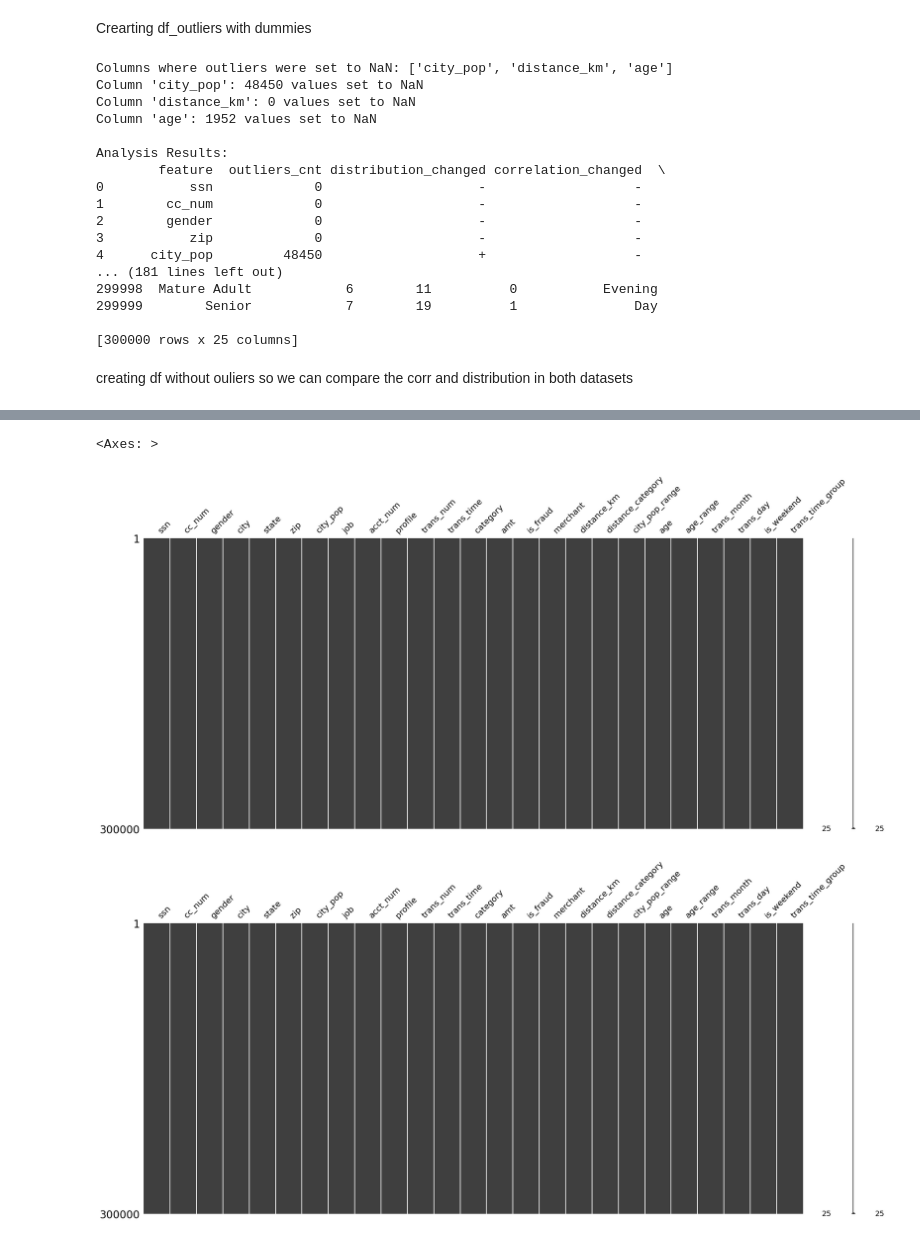
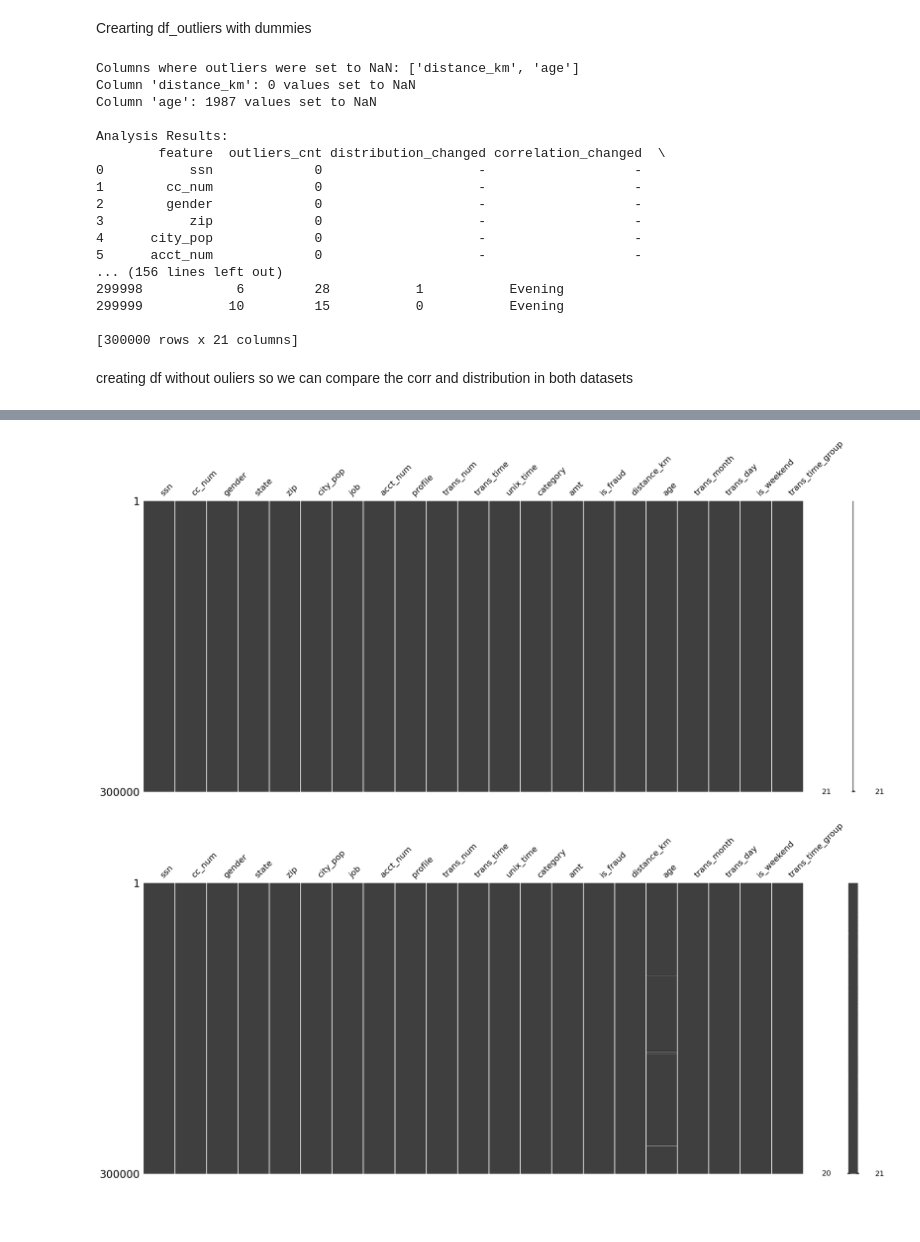
Before and after one commit to sorelsh/Fraud-detection, a Jupyter notebook: Fraud detaction_DataCleansing .ipynb, the cells around one changed output, grey strips where cells are left out. Saved outputs shown, nothing was run; the diff lists cells and outputs as text; code cells hidden in the pictures; blank space fills up the shorter version.

```diff
--- a/Fraud detaction_DataCleansing .ipynb
+++ b/Fraud detaction_DataCleansing .ipynb
@@ -10,7 +19,7 @@ warnings.filterwarnings('ignore')
 # %% [markdown]
 #### <font color='Indigo'> load data after EDA stage
 # %%
-df=pd.read_pickle(r'C:\Course\Repo\Files\Fraud detection\df_model_data_after_EDA_12.3.25.pkl')
+df=pd.read_pickle(r'C:\Course\Repo\Fraud detection\Files\df_model_data_after_EDA_12.3.25.pkl')
 # %%
 df.head()
 # %% [output]
@@ -241,7 +248,7 @@ outliers_df
 Crearting df_outliers with dummies
 # %%
 # Specify columns to handle outliers
-columns_to_handle = ['city_pop','amt','distance_km', 'age']
+columns_to_handle = ['amt','distance_km', 'age']
 
 # Apply the outlier handling
 cleaned_df = handle_outliers(df, columns_to_handle=columns_to_handle, target_col='is_fraud')
@@ -250,10 +257,9 @@ print(df)
 print("\nDataFrame with outliers set to NaN in specified columns:")
 print(cleaned_df)
 # %% [output]
-Columns where outliers were set to NaN: ['city_pop', 'distance_km', 'age']
-Column 'city_pop': 48450 values set to NaN
+Columns where outliers were set to NaN: ['distance_km', 'age']
 Column 'distance_km': 0 values set to NaN
-Column 'age': 1952 values set to NaN
+Column 'age': 1987 values set to NaN
 
 Analysis Results:
         feature  outliers_cnt distribution_changed correlation_changed  \
@@ -261,17 +267,16 @@ Analysis Results:
 1        cc_num             0                    -                   -
 2        gender             0                    -                   -
 3           zip             0                    -                   -
-4      city_pop         48450                    +                   -
-... (181 lines left out)
-299998  Mature Adult            6        11          0           Evening
-299999        Senior            7        19          1               Day
+4      city_pop             0                    -                   -
+5      acct_num             0                    -                   -
+... (156 lines left out)
+299998            6         28           1           Evening
+299999           10         15           0           Evening
 
-[300000 rows x 25 columns]
+[300000 rows x 21 columns]
 # %% [markdown]
 creating df without ouliers so we can compare the corr and distribution in both datasets
 # %%
-!pip install missingno
-import missingno as msno
 msno.matrix(df)
-msno.matrix(manipulated_data)
+msno.matrix(cleaned_df)
 # %% [output]
@@ -295,3 +284,2 @@ Successfully installed missingno-0.5.2
-<Axes: >
-[figure, old version]
+[figure, new version]
-[figure, old version]
+[figure, new version]
```
Also changed, not shown: parts of 17 cells of this notebook, 16 other files.
